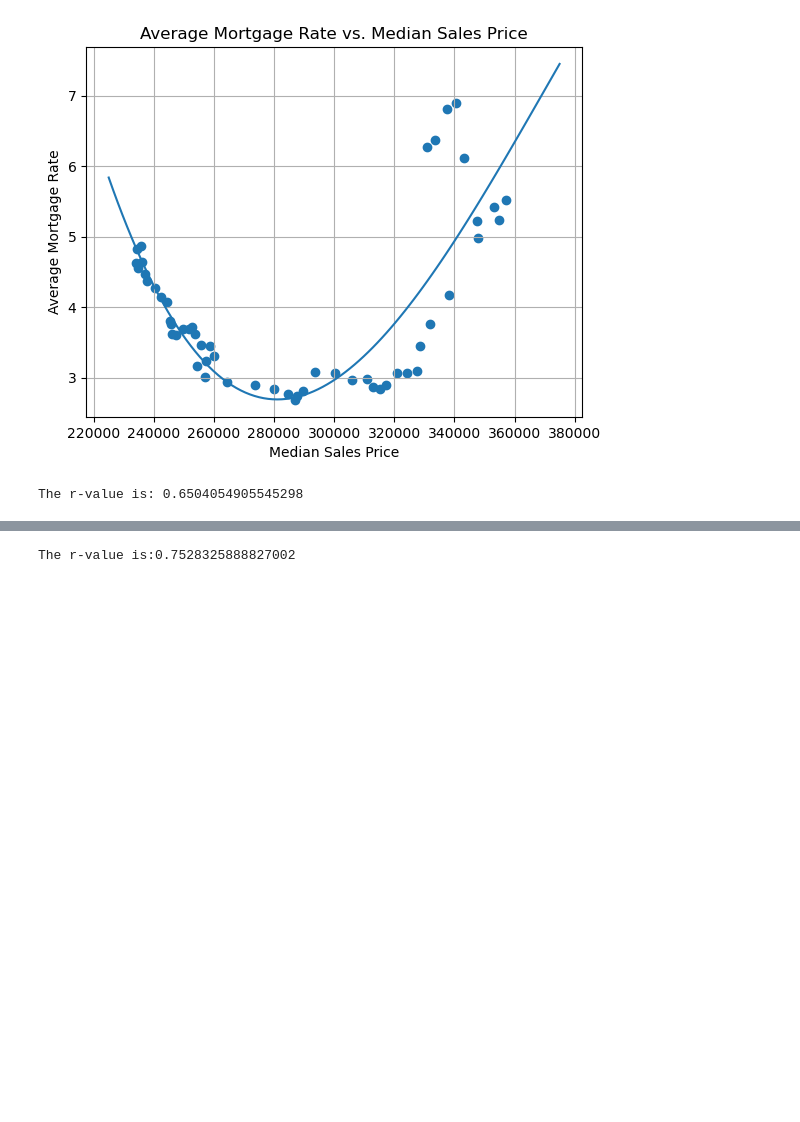
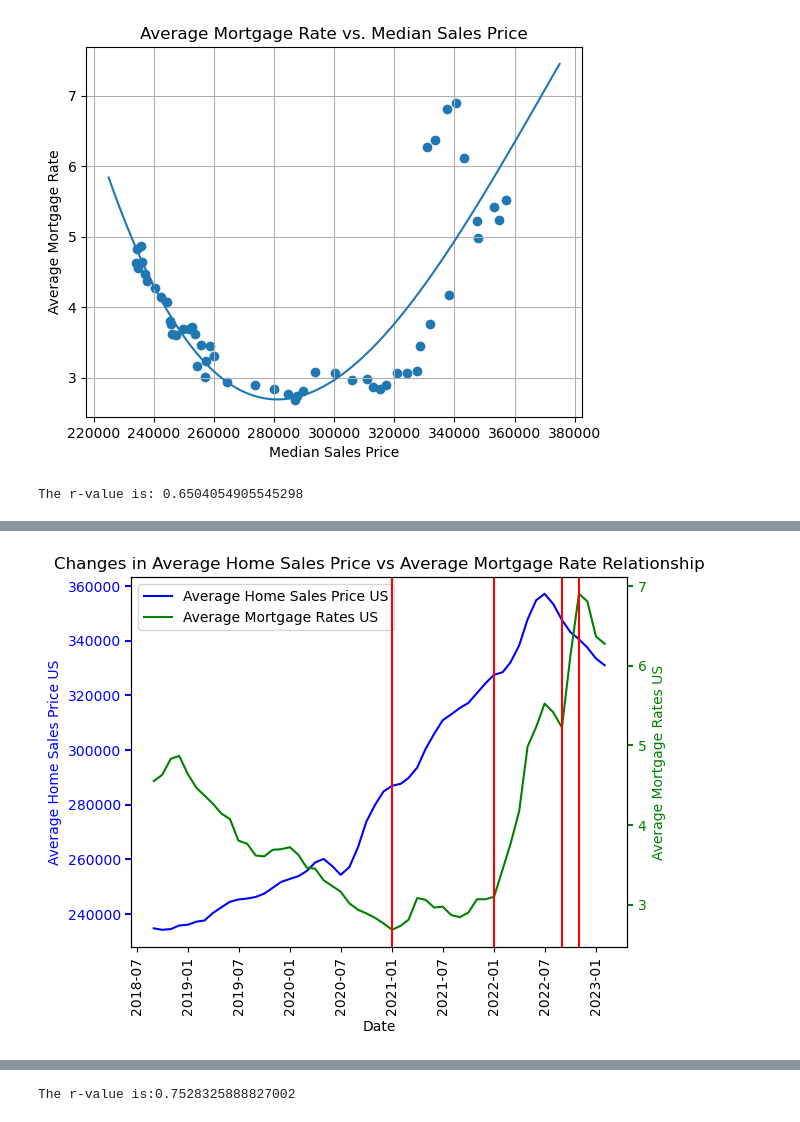
Before and after one commit to ceramicbull/Project-1-Repo, a Jupyter notebook: chelsea-pickett/API-notebook.ipynb, the cells around one changed output, grey strips where cells are left out. Drawn from its saved outputs; the diff is of its cells as text; code cells hidden in the pictures; blank space fills up the shorter version.

```diff
--- a/chelsea-pickett/API-notebook.ipynb
+++ b/chelsea-pickett/API-notebook.ipynb
@@ -571,0 +573,49 @@ plt.show()
+# %%
+#add vline to points when relationship changed
+#plot median us sales price and average mortgage rate multi-line plot
+
+#set x,y values
+average_sales_price_us = median_sale_price_cleaned.loc['United States']
+average_sales_price_us = average_sales_price_us.astype(float)
+
+average_mortgage_rate_us = average_mortgage_rate['Average Rate']
+average_mortgage_rate_us = average_mortgage_rate_us.astype(float)
+
+date = median_sale_price_cleaned.keys()
+date_2 = pd.to_datetime(date)
+
+#plot figure with ax subplots for multi y-axis
+fig, ax = plt.subplots()
+twin1 = ax.twinx()
+
+sales_price_plot, = ax.plot(date_2, average_sales_price_us, color="blue", label="Average Home Sales Price US")
+mortgage_rate_plot, = twin1.plot(date_2, average_mortgage_rate_us, color="green", label="Average Mortgage Rates US")
+
+#set tick labels, colors, rotation
+for tick in ax.get_xticklabels():
+    tick.set_rotation(90)
+
+tkw = dict(size=4, width=1.5)
+ax.tick_params(axis='y', colors=sales_price_plot.get_color(), **tkw)
+twin1.tick_params(axis='y', colors=mortgage_rate_plot.get_color(), **tkw)
+
+ax.yaxis.label.set_color(sales_price_plot.get_color())
+twin1.yaxis.label.set_color(mortgage_rate_plot.get_color())
+
+#set labels
+ax.set_xlabel('Date')
+ax.set_ylabel('Average Home Sales Price US')
+twin1.set_ylabel("Average Mortgage Rates US")
+ax.legend(handles = [sales_price_plot, mortgage_rate_plot])
+#plot vlines at points where relationship changes
+plt.axvline(pd.Timestamp('2021-01-01'),color='r')
+plt.axvline(pd.Timestamp('2022-01-01'),color='r')
+plt.axvline(pd.Timestamp('2022-09-01'),color='r')
+plt.axvline(pd.Timestamp('2022-11-01'),color='r')
+# Save the figure
+plt.savefig("ChangeRelationshipSalesPricevsMortRate.png")
+plt.title("Changes in Average Home Sales Price vs Average Mortgage Rate Relationship")
+#show plot
+plt.show()
+# %% [output]
+[figure, added]
```
Also changed, not shown: parts of 17 cells of this notebook, 7 other files.
